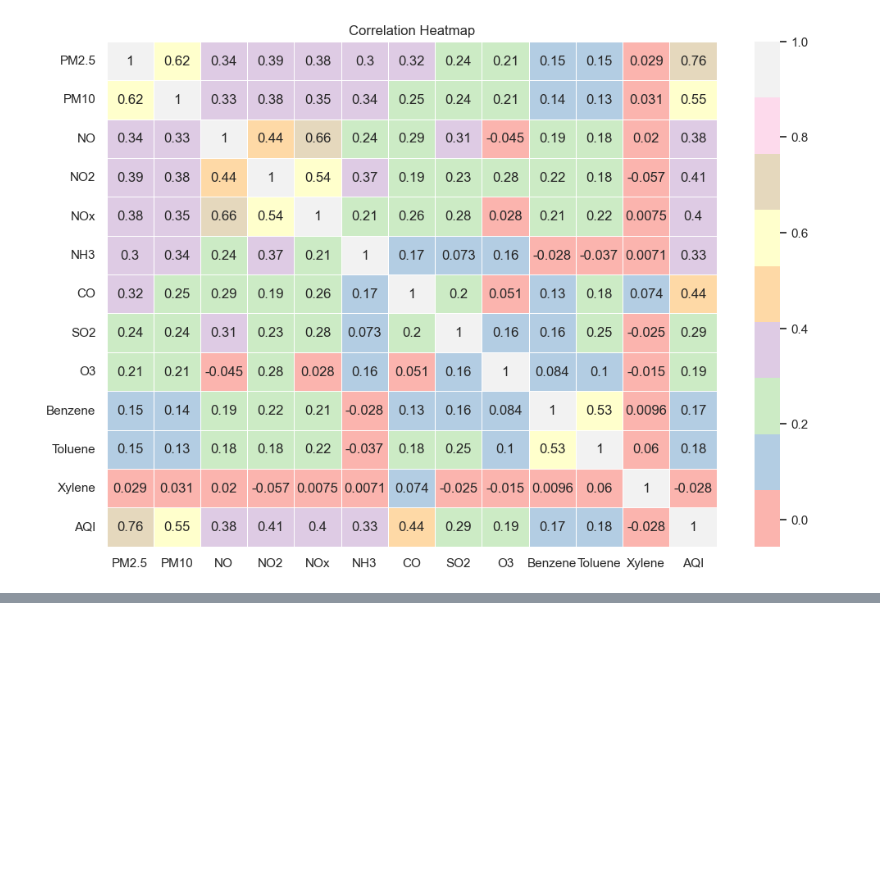
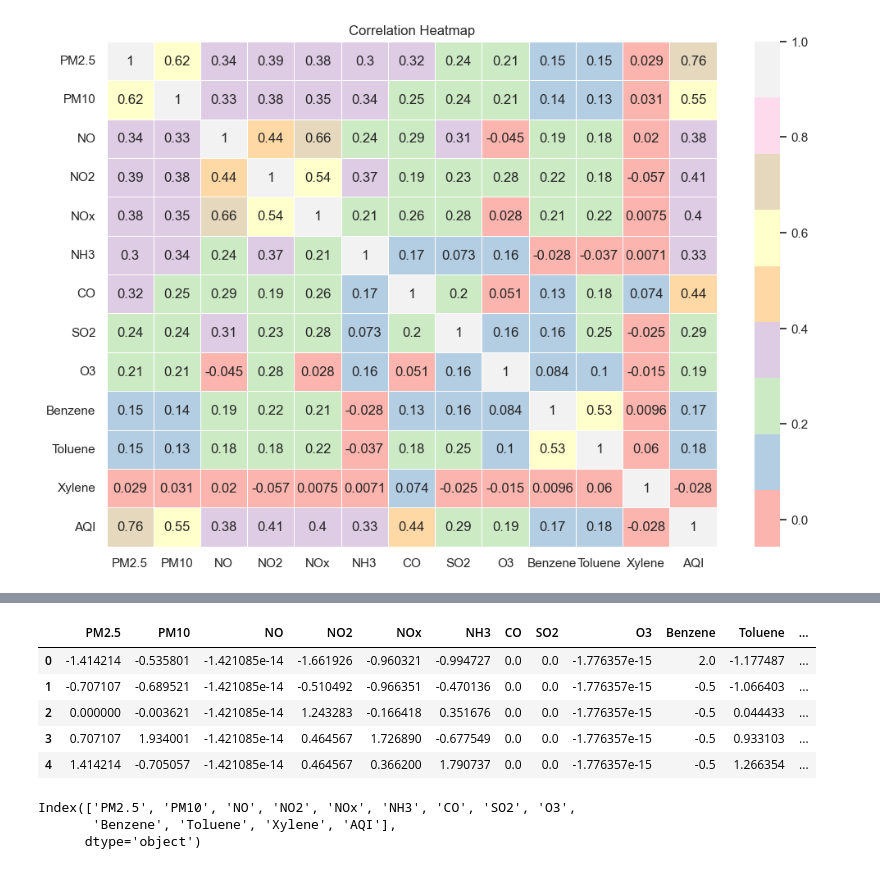
Before and after one commit to Shubham-sinha608/Air-Quality-Index-Prediction, a Jupyter notebook: AQI Prediction Model.ipynb, the cells around one changed output, grey strips where cells are left out. Drawn from its saved outputs; the diff is of its cells as text; code cells hidden in the pictures; blank space fills up the shorter version.

```diff
--- a/AQI Prediction Model.ipynb
+++ b/AQI Prediction Model.ipynb
@@ -432,0 +469,5 @@ plt.show()
+# %%
+# Scaling - Standard Scaler
+from sklearn.preprocessing import StandardScaler
+df1 = StandardScaler().fit_transform(df)
+df1
@@ -432,0 +492,10 @@ plt.show()
+# %%
+df = pd.DataFrame(df1, columns=df.columns)
+df.head()
+# %% [output]
+|  | PM2.5 | PM10 | NO | NO2 | NOx | NH3 | CO | SO2 | O3 | Benzene | Toluene | ... |
+| 0 | -1.414214 | -0.535801 | -1.421085e-14 | -1.661926 | -0.960321 | -0.994727 | 0.0 | 0.0 | -1.776357e-15 | 2.0 | -1.177487 | ... |
+| 1 | -0.707107 | -0.689521 | -1.421085e-14 | -0.510492 | -0.966351 | -0.470136 | 0.0 | 0.0 | -1.776357e-15 | -0.5 | -1.066403 | ... |
+| 2 | 0.000000 | -0.003621 | -1.421085e-14 | 1.243283 | -0.166418 | 0.351676 | 0.0 | 0.0 | -1.776357e-15 | -0.5 | 0.044433 | ... |
+| 3 | 0.707107 | 1.934001 | -1.421085e-14 | 0.464567 | 1.726890 | -0.677549 | 0.0 | 0.0 | -1.776357e-15 | -0.5 | 0.933103 | ... |
+| 4 | 1.414214 | -0.705057 | -1.421085e-14 | 0.464567 | 0.366200 | 1.790737 | 0.0 | 0.0 | -1.776357e-15 | -0.5 | 1.266354 | ... |
@@ -432,0 +508,6 @@ plt.show()
+# %%
+df.columns
+# %% [output]
+Index(['PM2.5', 'PM10', 'NO', 'NO2', 'NOx', 'NH3', 'CO', 'SO2', 'O3',
+       'Benzene', 'Toluene', 'Xylene', 'AQI'],
+      dtype='object')
```
Also changed, not shown: parts of 37 cells of this notebook.
